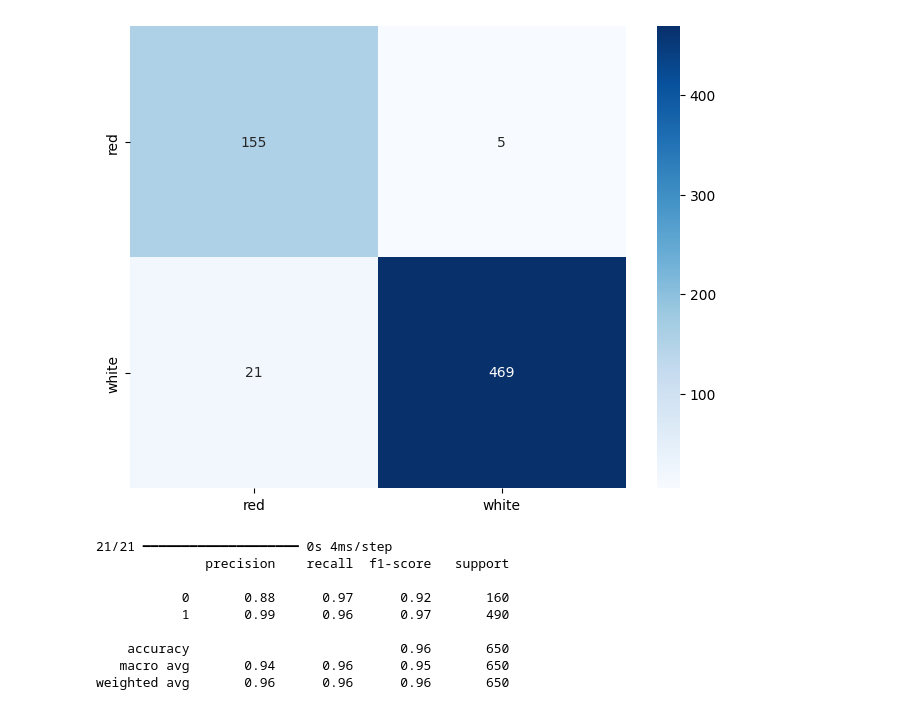
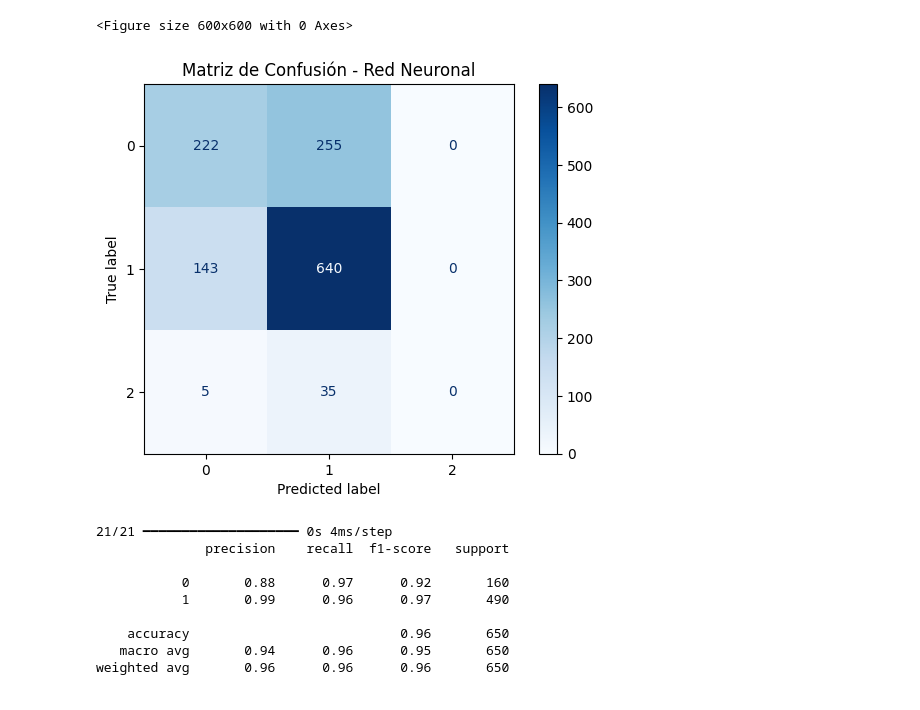
Before and after one commit to ana-macias/PROYECTO-MACHINE-LEARNING, a Jupyter notebook: notebooks/wine_red_neuronal_type.ipynb, the cells around one changed output. Cells and saved outputs as stored; diff of their text form; code cells hidden in the pictures.

```diff
--- a/notebooks/wine_red_neuronal_type.ipynb
+++ b/notebooks/wine_red_neuronal_type.ipynb
@@ -50,8 +69,9 @@ X_valid, X_test, y_valid, y_test = train_test_split(X_temp, y_temp, test_size=0.
 # %%
 capas = [
-    keras.layers.Flatten(input_dim=4),
+    keras.layers.Flatten(input_dim=5),
     keras.layers.Dense(units = 300, activation='relu'),
-    keras.layers.Dense(units = 2, activation='sigmoid')
+    keras.layers.Dense(units = 64, activation='relu'),
+    keras.layers.Dense(units = 3, activation='softmax')
 ]
 
 model_neuronal = keras.models.Sequential(capas)
@@ -69,10 +89,9 @@ class_weights_dict = dict(enumerate(class_weights))
 history = model_neuronal.fit(
     X_train,
     y_train,
-    class_weight=class_weights_dict,
     batch_size = 32,
     epochs = 100,
-    validation_data = (X_valid, y_valid) # validation_split = 0.1
+    validation_split = 0.2
 )
 
 results = model_neuronal.evaluate(X_test, y_test)
@@ -118,0 +140,8 @@ plt.show()
+# %%
+history_reentrenado = model_neuronal.fit(
+    X_train,
+    y_train,
+    batch_size = 32,
+    epochs = 100,
+    validation_split = 0.2
+)
@@ -130,0 +184,3 @@ array([[0.043024  , 0.95592767],
+# %%
+y_pred_probs = model_neuronal.predict(X_test)
+y_pred_classes = np.argmax(y_pred_probs, axis=1)
@@ -135,17 +193,16 @@ cm = confusion_matrix(y_test, model_neuronal.predict(X_test).argmax(axis=1))
+# %%
+cm = confusion_matrix(y_test, y_pred_classes)
+disp = ConfusionMatrixDisplay(confusion_matrix=cm, display_labels=model_neuronal.classes if hasattr(model_neuronal, 'classes') else np.unique(y_test))
 # %%
 # Matriz de confusion
-plt.figure(figsize=(8, 6))
-heatmap = sns.heatmap(
-    cm,
-    annot=True,
-    fmt='d',          # 'd' = formato entero (sin decimales)
-    cmap='Blues',     # Colores azules (puedes usar 'Reds', 'Greens', etc.)
-    cbar=True,        # Muestra la barra de colores lateral
-    xticklabels=['red', 'white'],  # Nombres de clases (¡ajústalos!)
-    yticklabels=['red', 'white'] # Nombres de clases
-)
+plt.figure(figsize=(6, 6))
+disp.plot(cmap="Blues", values_format='d')
+plt.title("Matriz de Confusión - Red Neuronal")
+plt.grid(False)
+plt.show()
 # %% [output]
+<Figure size 600x600 with 0 Axes>
-[figure, old version]
+[figure, new version]
 # %%
 print(classification_report(y_test, model_neuronal.predict(X_test).argmax(axis=1)))
 # %% [output]
```
Also changed, not shown: parts of 11 cells of this notebook, 7 other files.
